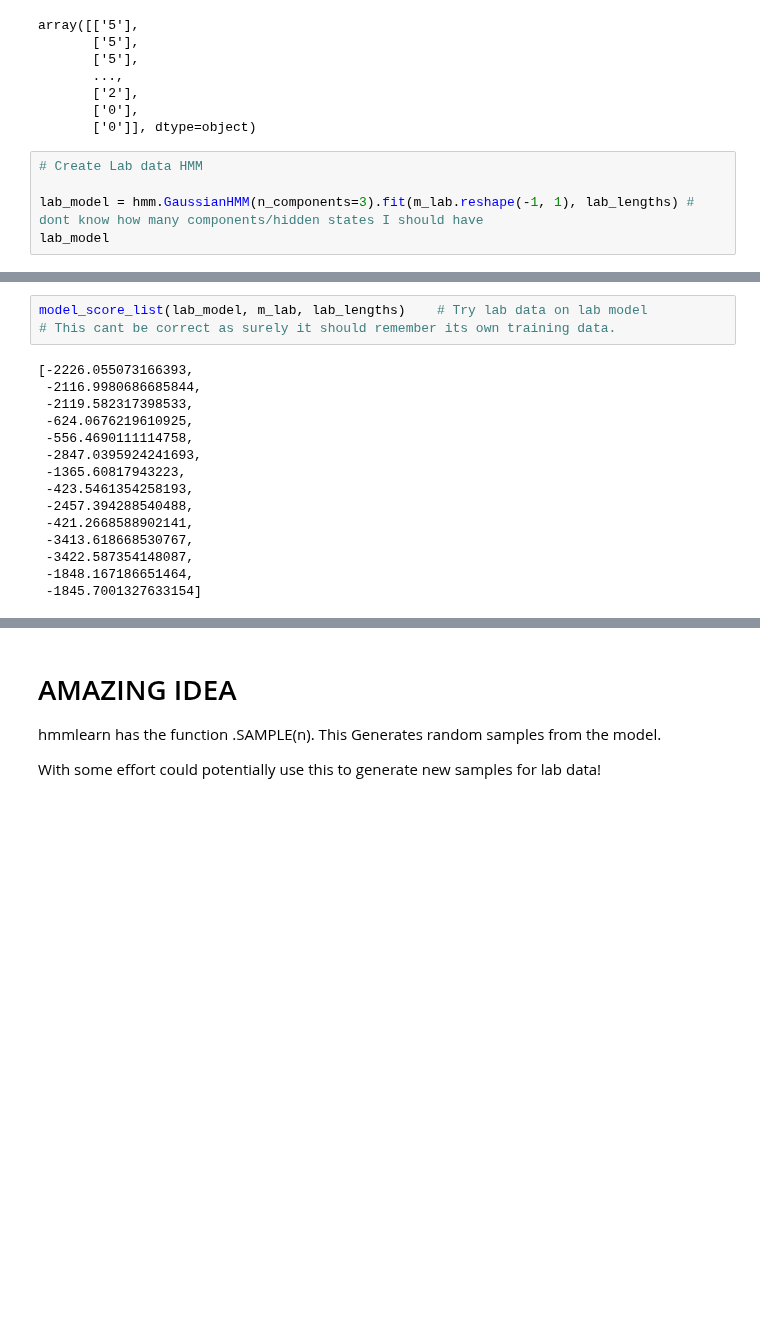
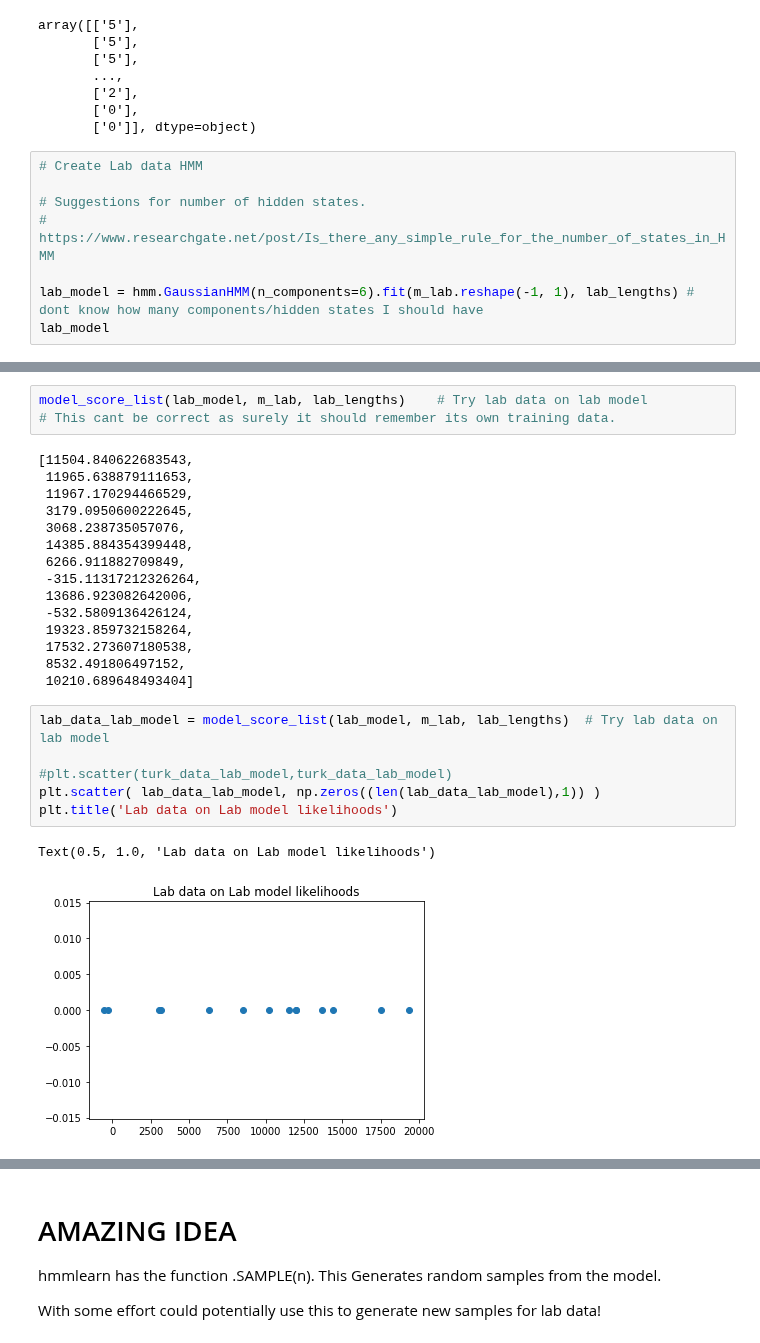
Before and after one commit to DJSaunders1997/Masters-Project, a Jupyter notebook: NLP-Notebook.ipynb, the cells around one changed output, grey strips where cells are left out. Cells and saved outputs as stored; diff of their text form; blank space fills up the shorter version.

```diff
--- a/NLP-Notebook.ipynb
+++ b/NLP-Notebook.ipynb
@@ -721,7 +721,10 @@ array([['5'],
 # %%
 # Create Lab data HMM
 
-lab_model = hmm.GaussianHMM(n_components=3).fit(m_lab.reshape(-1, 1), lab_lengths) # dont know how many components/hidden states I should have
+# Suggestions for number of hidden states.
+# https://www.researchgate.net/post/Is_there_any_simple_rule_for_the_number_of_states_in_HMM
+
+lab_model = hmm.GaussianHMM(n_components=6).fit(m_lab.reshape(-1, 1), lab_lengths) # dont know how many components/hidden states I should have
 lab_model
 # %% [output]
 GaussianHMM(algorithm='viterbi', covariance_type='diag', covars_prior=0.01,
@@ -815,20 +827,29 @@ model_score_list(turk_model, m_lab, lab_lengths)    # Try lab data on turk model
 model_score_list(lab_model, m_lab, lab_lengths)    # Try lab data on lab model
 # This cant be correct as surely it should remember its own training data.
 # %% [output]
-[-2226.055073166393,
- -2116.9980686685844,
- -2119.582317398533,
- -624.0676219610925,
- -556.4690111114758,
- -2847.0395924241693,
- -1365.60817943223,
- -423.5461354258193,
- -2457.394288540488,
- -421.2668588902141,
- -3413.618668530767,
- -3422.587354148087,
- -1848.167186651464,
- -1845.7001327633154]
+[11504.840622683543,
+ 11965.638879111653,
+ 11967.170294466529,
+ 3179.0950600222645,
+ 3068.238735057076,
+ 14385.884354399448,
+ 6266.911882709849,
+ -315.11317212326264,
+ 13686.923082642006,
+ -532.5809136426124,
+ 19323.859732158264,
+ 17532.273607180538,
+ 8532.491806497152,
+ 10210.689648493404]
+# %%
+lab_data_lab_model = model_score_list(lab_model, m_lab, lab_lengths)  # Try lab data on lab model
+
+#plt.scatter(turk_data_lab_model,turk_data_lab_model)
+plt.scatter( lab_data_lab_model, np.zeros((len(lab_data_lab_model),1)) )
+plt.title('Lab data on Lab model likelihoods')
+# %% [output]
+Text(0.5, 1.0, 'Lab data on Lab model likelihoods')
+[figure, added]
 # %%
 model_score_list(turk_model, m_turk, turk_lengths)  # Try turk data on turk model
 # %% [output]
```
Also changed, not shown: parts of 11 cells of this notebook.
